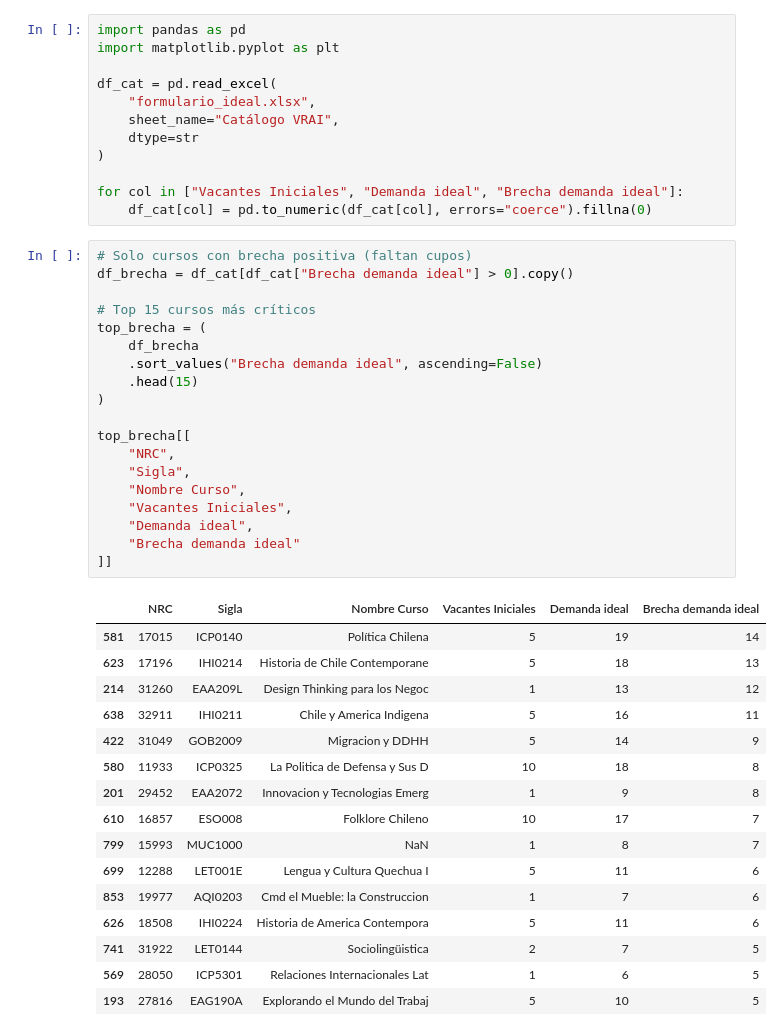
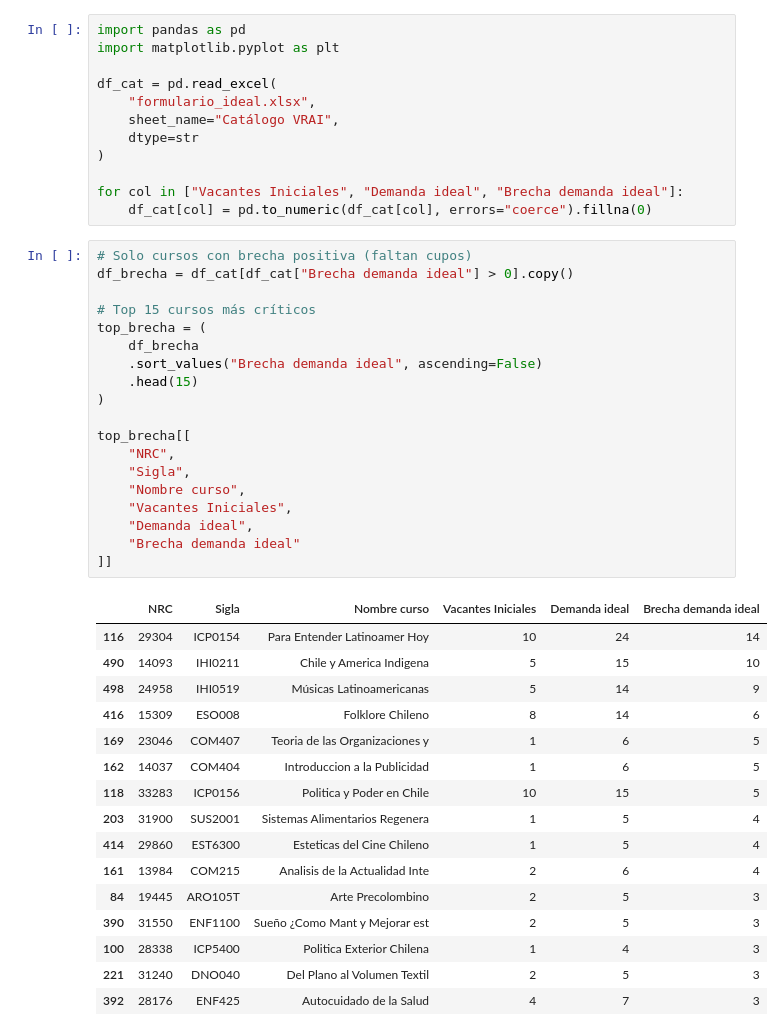
Before and after one commit to Andresdiazdcd/Automate-VRAI-UC, a Jupyter notebook: VRAI2026/cursos2026/Cursos2026.ipynb, the cells around one changed output. Cells and saved outputs as stored; diff of their text form.

Commit message:
Cursos 2026-1

```diff
--- a/VRAI2026/cursos2026/Cursos2026.ipynb
+++ b/VRAI2026/cursos2026/Cursos2026.ipynb
@@ -929,39 +940,39 @@ for col in ["Vacantes Iniciales", "Demanda ideal", "Brecha demanda ideal"]:
 # %%
 # Solo cursos con brecha positiva (faltan cupos)
 df_brecha = df_cat[df_cat["Brecha demanda ideal"] > 0].copy()
 
 # Top 15 cursos más críticos
 top_brecha = (
     df_brecha
     .sort_values("Brecha demanda ideal", ascending=False)
     .head(15)
 )
 
 top_brecha[[
     "NRC",
     "Sigla",
-    "Nombre Curso",
+    "Nombre curso",
     "Vacantes Iniciales",
     "Demanda ideal",
     "Brecha demanda ideal"
 ]]
 # %% [output]
-|  | NRC | Sigla | Nombre Curso | Vacantes Iniciales | Demanda ideal | Brecha demanda ideal |
-| 581 | 17015 | ICP0140 | Política Chilena | 5 | 19 | 14 |
-| 623 | 17196 | IHI0214 | Historia de Chile Contemporane | 5 | 18 | 13 |
-| 214 | 31260 | EAA209L | Design Thinking para los Negoc | 1 | 13 | 12 |
-| 638 | 32911 | IHI0211 | Chile y America Indigena | 5 | 16 | 11 |
-| 422 | 31049 | GOB2009 | Migracion y DDHH | 5 | 14 | 9 |
-| 580 | 11933 | ICP0325 | La Politica de Defensa y Sus D | 10 | 18 | 8 |
-| 201 | 29452 | EAA2072 | Innovacion y Tecnologias Emerg | 1 | 9 | 8 |
-| 610 | 16857 | ESO008 | Folklore Chileno | 10 | 17 | 7 |
-| 799 | 15993 | MUC1000 | NaN | 1 | 8 | 7 |
-| 699 | 12288 | LET001E | Lengua y Cultura Quechua I | 5 | 11 | 6 |
-| 853 | 19977 | AQI0203 | Cmd el Mueble: la Construccion | 1 | 7 | 6 |
-| 626 | 18508 | IHI0224 | Historia de America Contempora | 5 | 11 | 6 |
-| 741 | 31922 | LET0144 | Sociolingüistica | 2 | 7 | 5 |
-| 569 | 28050 | ICP5301 | Relaciones Internacionales Lat | 1 | 6 | 5 |
-| 193 | 27816 | EAG190A | Explorando el Mundo del Trabaj | 5 | 10 | 5 |
+|  | NRC | Sigla | Nombre curso | Vacantes Iniciales | Demanda ideal | Brecha demanda ideal |
+| 116 | 29304 | ICP0154 | Para Entender Latinoamer Hoy | 10 | 24 | 14 |
+| 490 | 14093 | IHI0211 | Chile y America Indigena | 5 | 15 | 10 |
+| 498 | 24958 | IHI0519 | Músicas Latinoamericanas | 5 | 14 | 9 |
+| 416 | 15309 | ESO008 | Folklore Chileno | 8 | 14 | 6 |
+| 169 | 23046 | COM407 | Teoria de las Organizaciones y | 1 | 6 | 5 |
+| 162 | 14037 | COM404 | Introduccion a la Publicidad | 1 | 6 | 5 |
+| 118 | 33283 | ICP0156 | Politica y Poder en Chile | 10 | 15 | 5 |
+| 203 | 31900 | SUS2001 | Sistemas Alimentarios Regenera | 1 | 5 | 4 |
+| 414 | 29860 | EST6300 | Esteticas del Cine Chileno | 1 | 5 | 4 |
+| 161 | 13984 | COM215 | Analisis de la Actualidad Inte | 2 | 6 | 4 |
+| 84 | 19445 | ARO105T | Arte Precolombino | 2 | 5 | 3 |
+| 390 | 31550 | ENF1100 | Sueño ¿Como Mant y Mejorar est | 2 | 5 | 3 |
+| 100 | 28338 | ICP5400 | Politica Exterior Chilena | 1 | 4 | 3 |
+| 221 | 31240 | DNO040 | Del Plano al Volumen Textil | 2 | 5 | 3 |
+| 392 | 28176 | ENF425 | Autocuidado de la Salud | 4 | 7 | 3 |
 # %%
 plt.figure()
 plt.barh(
```
Also changed, not shown: parts of 11 cells of this notebook, 11 other files.
